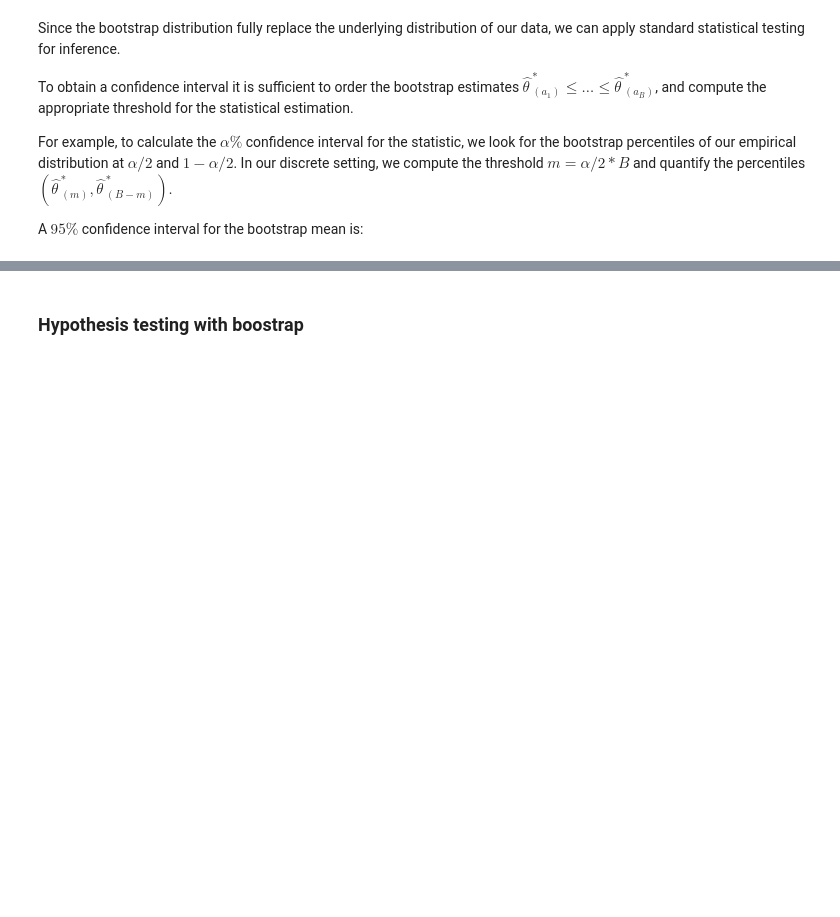
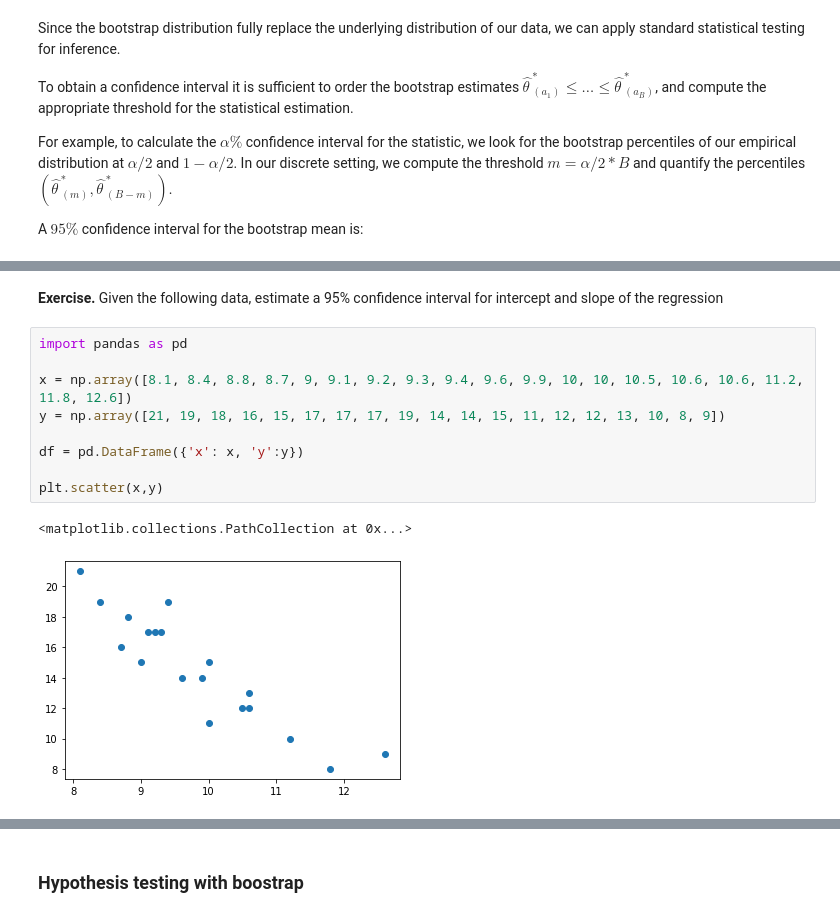
Before and after one commit to marcolorenzi/marcolorenzi.github.io, a Jupyter notebook: material/Resampling/lesson4.ipynb, the cells around one changed output, grey strips where cells are left out. Cells and saved outputs as stored; diff of their text form; blank space fills up the shorter version.

```diff
--- a/material/Resampling/lesson4.ipynb
+++ b/material/Resampling/lesson4.ipynb
@@ -82,0 +83,14 @@ The 99.95% confidence interval for the mean is [0.08940975386102856 , 0.38486306
+# %% [markdown]
+**Exercise.** Given the following data, estimate a 95% confidence interval for intercept and slope of the regression
+# %%
+import pandas as pd
+
+x = np.array([8.1, 8.4, 8.8, 8.7, 9, 9.1, 9.2, 9.3, 9.4, 9.6, 9.9, 10, 10, 10.5, 10.6, 10.6, 11.2, 11.8, 12.6])
+y = np.array([21, 19, 18, 16, 15, 17, 17, 17, 19, 14, 14, 15, 11, 12, 12, 13, 10, 8, 9])
+
+df = pd.DataFrame({'x': x, 'y':y})
+
+plt.scatter(x,y)
+# %% [output]
+<matplotlib.collections.PathCollection at 0x...>
+[figure, added]
```
Also changed, not shown: parts of 25 cells of this notebook, 2 other files.
